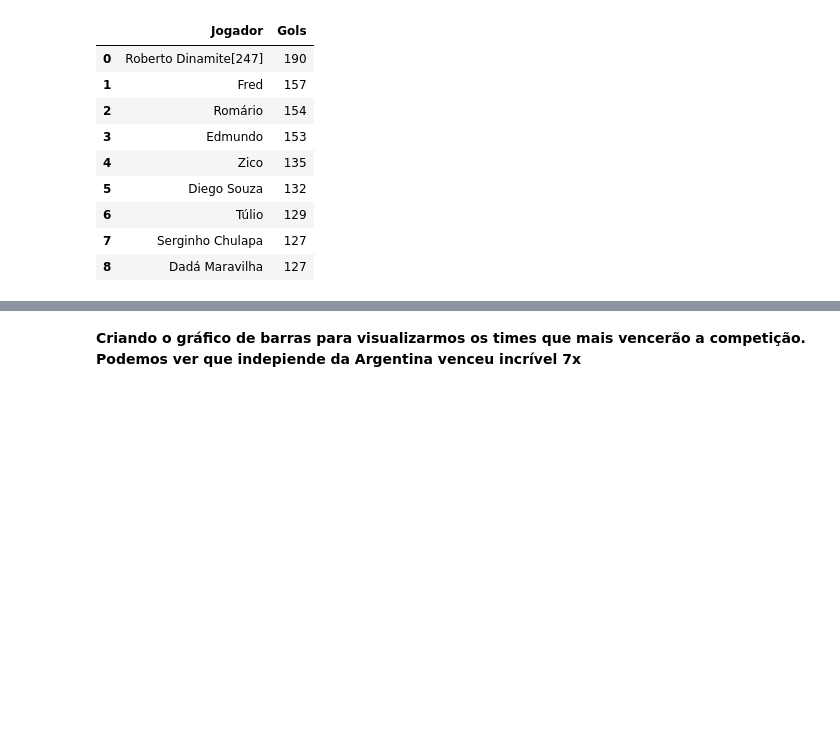
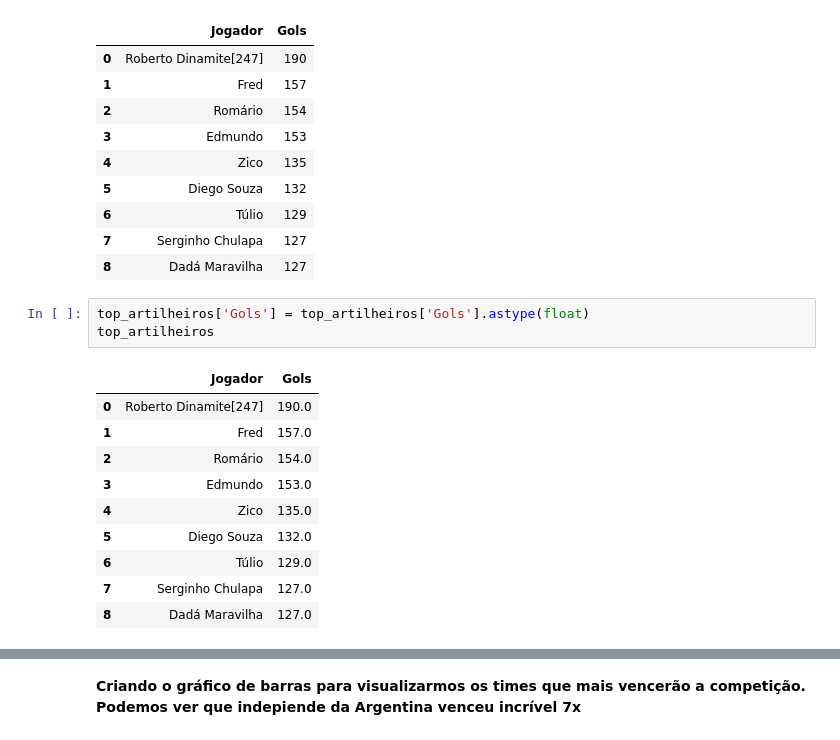
Before and after one commit to hugodevelopment/Web-Scraping, a Jupyter notebook: Análise_Histórica_Brasileirão.ipynb, the cells around one changed output, grey strips where cells are left out. Cells and saved outputs as stored; diff of their text form; blank space fills up the shorter version.

```diff
--- a/Análise_Histórica_Brasileirão.ipynb
+++ b/Análise_Histórica_Brasileirão.ipynb
@@ -309,4 +311,18 @@ top_artilheiros
 | 6 | Túlio | 129 |
 | 7 | Serginho Chulapa | 127 |
 | 8 | Dadá Maravilha | 127 |
+# %%
+top_artilheiros['Gols'] = top_artilheiros['Gols'].astype(float)
+top_artilheiros
+# %% [output]
+|  | Jogador | Gols |
+| 0 | Roberto Dinamite[247] | 190.0 |
+| 1 | Fred | 157.0 |
+| 2 | Romário | 154.0 |
+| 3 | Edmundo | 153.0 |
+| 4 | Zico | 135.0 |
+| 5 | Diego Souza | 132.0 |
+| 6 | Túlio | 129.0 |
+| 7 | Serginho Chulapa | 127.0 |
+| 8 | Dadá Maravilha | 127.0 |
 # %%
```
Also changed, not shown: parts of 4 cells of this notebook.
